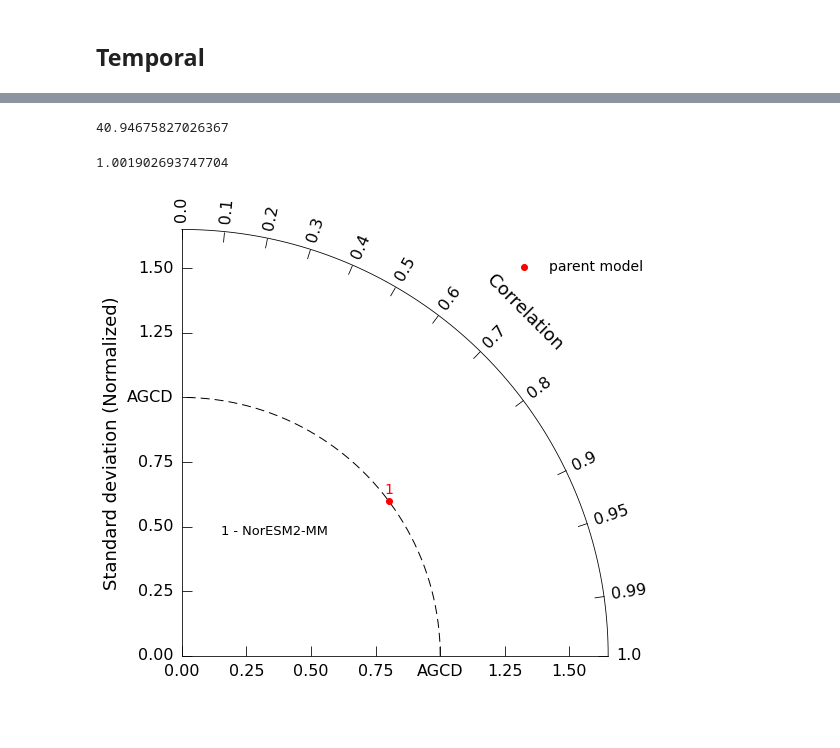
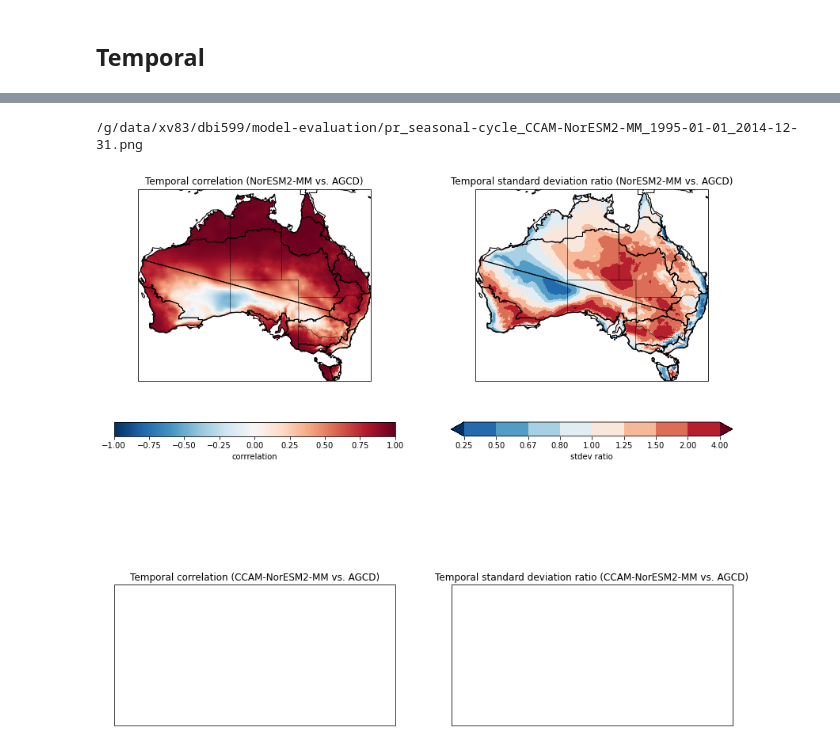
Before and after one commit to AusClimateService/model-evaluation, a Jupyter notebook: pr_evaluation.ipynb, the cells around one changed output, grey strips where cells are left out. Cells and saved outputs as stored; diff of their text form; code cells hidden in the pictures; blank space fills up the shorter version.

```diff
--- a/pr_evaluation.ipynb
+++ b/pr_evaluation.ipynb
@@ -563,42 +304,10 @@ Attributes:
-# %%
-agcd_spatial_std_ave = float(agcd_spatial_std.mean('month'))
-agcd_spatial_std_ave
-# %% [output]
-40.94675827026367
-# %%
-noresm_spatial_std_ratio = noresm_spatial_std_ave / agcd_spatial_std_ave
-noresm_spatial_std_ratio
-# %% [output]
-1.001902693747704
-# %%
-# parent models
-parent_std_ratios = [noresm_spatial_std_ratio]
-parent_corrs = [noresm_spatial_corr_ave]
-
-# CCAM data
-ccam_std_ratios = []
-ccam_corrs = []
-
-# BARPA data
-barpa_std_ratios = []
-barpa_corrs = []
-
-# Create figure and TaylorDiagram instance
-fig = plt.figure(figsize=(8, 8))
-dia = TaylorDiagram(fig=fig, label='AGCD')
-
-# Add parent models to Taylor diagram
-dia.add_model_set(
-    parent_std_ratios,
-    parent_corrs,
-    color='red',
-    marker='o',
-    label='parent model'
-)
-
-namearr = ['NorESM2-MM']
-dia.add_model_name(namearr)
-dia.add_legend()
-plt.show()
-# %% [output]
-[figure, removed]
+# %%
+plot_temporal_eval(
+    monthly_clim_dict['NorESM2-MM']['pr'],
+    agcd_monthly_clim['precip'],
+    'NorESM2-MM',
+    'CCAM'
+)
+# %% [output]
+/g/data/xv83/dbi599/model-evaluation/pr_seasonal-cycle_CCAM-NorESM2-MM_1995-01-01_2014-12-31.png
+[figure, added]
```
Also changed, not shown: parts of 47 cells of this notebook.
